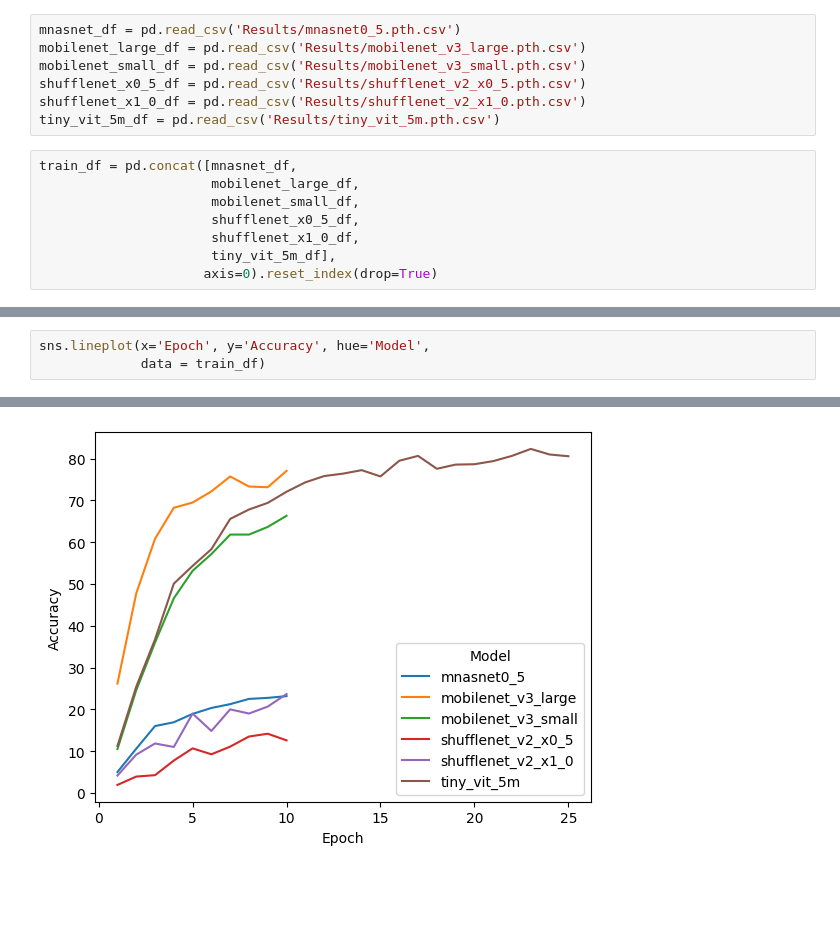
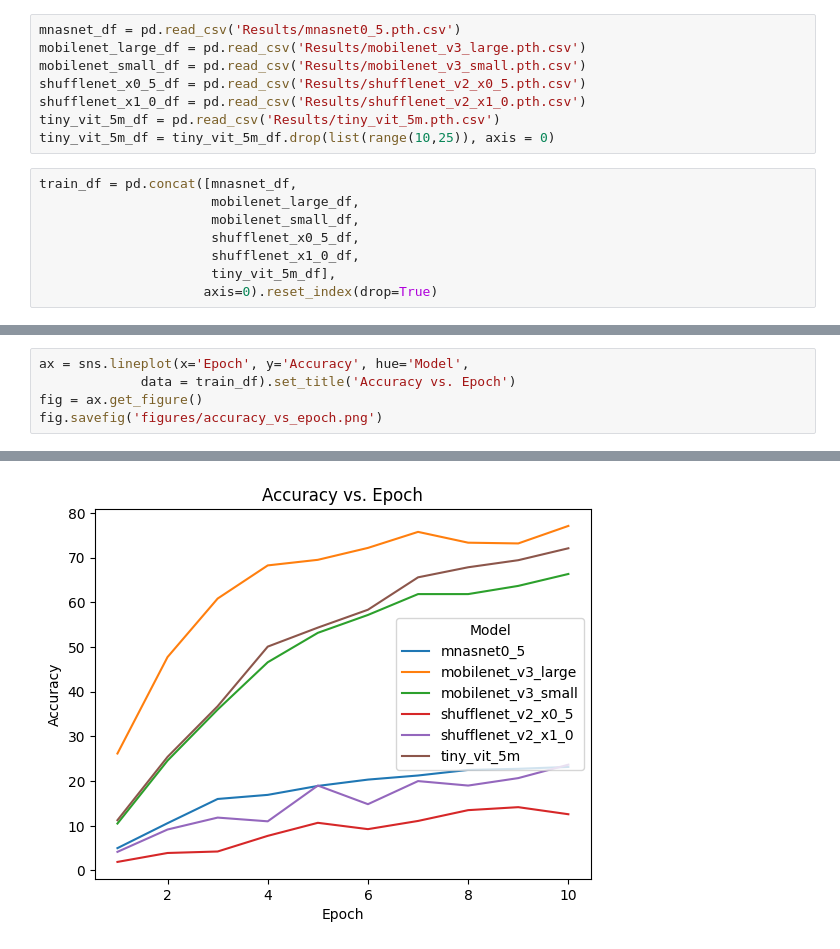
Before and after one commit to UVA-MLSys/Big-Data-Systems, a Jupyter notebook: Team 11/data_viz.ipynb, the cells around one changed output, grey strips where cells are left out. Cells and saved outputs as stored; diff of their text form; blank space fills up the shorter version.

Commit message:
update figures

```diff
--- a/Team 11/data_viz.ipynb
+++ b/Team 11/data_viz.ipynb
@@ -73,6 +73,7 @@ mobilenet_small_df = pd.read_csv('Results/mobilenet_v3_small.pth.csv')
 shufflenet_x0_5_df = pd.read_csv('Results/shufflenet_v2_x0_5.pth.csv')
 shufflenet_x1_0_df = pd.read_csv('Results/shufflenet_v2_x1_0.pth.csv')
 tiny_vit_5m_df = pd.read_csv('Results/tiny_vit_5m.pth.csv')
+tiny_vit_5m_df = tiny_vit_5m_df.drop(list(range(10,25)), axis = 0)
 # %%
 train_df = pd.concat([mnasnet_df,
                       mobilenet_large_df,
@@ -101,4 +106,6 @@ train_df
 # %%
-sns.lineplot(x='Epoch', y='Accuracy', hue='Model',
-             data = train_df)
+ax = sns.lineplot(x='Epoch', y='Accuracy', hue='Model',
+             data = train_df).set_title('Accuracy vs. Epoch')
+fig = ax.get_figure()
+fig.savefig('figures/accuracy_vs_epoch.png')
 # %% [output]
@@ -106,4 +112,4 @@ sns.lineplot(x='Epoch', y='Accuracy', hue='Model',
-[figure, old version]
+[figure, new version]
 # %%
 sns.lineplot(x='Epoch', y='Epoch Time', hue='Model',
              data = train_df)
```
Also changed, not shown: parts of 8 cells of this notebook, 1 other file.
